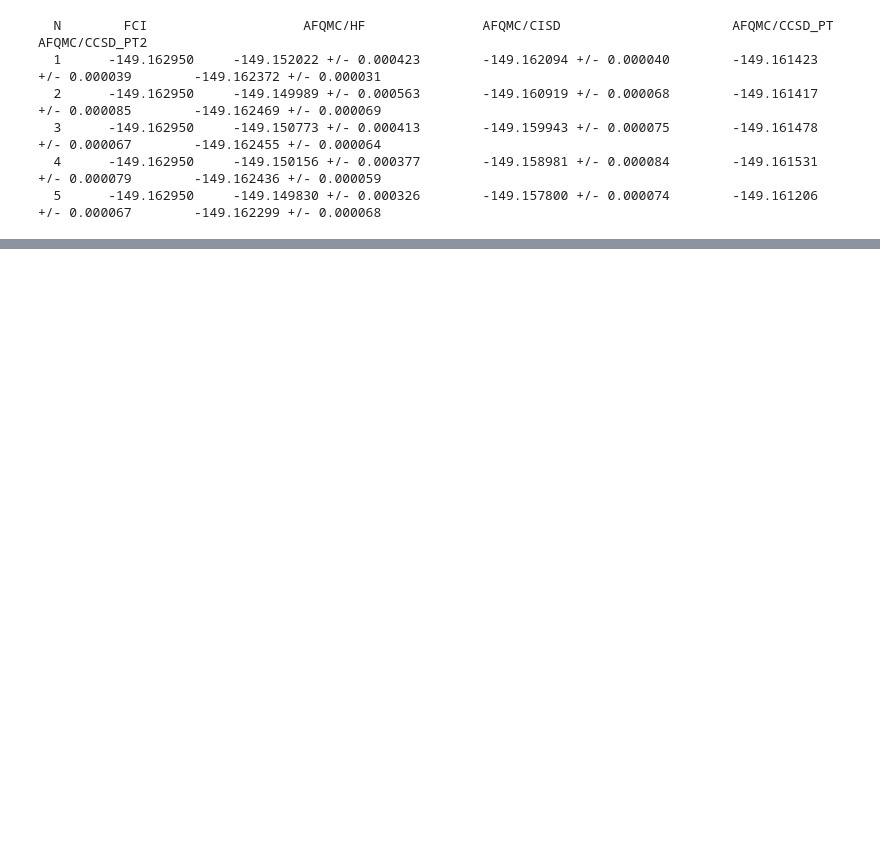
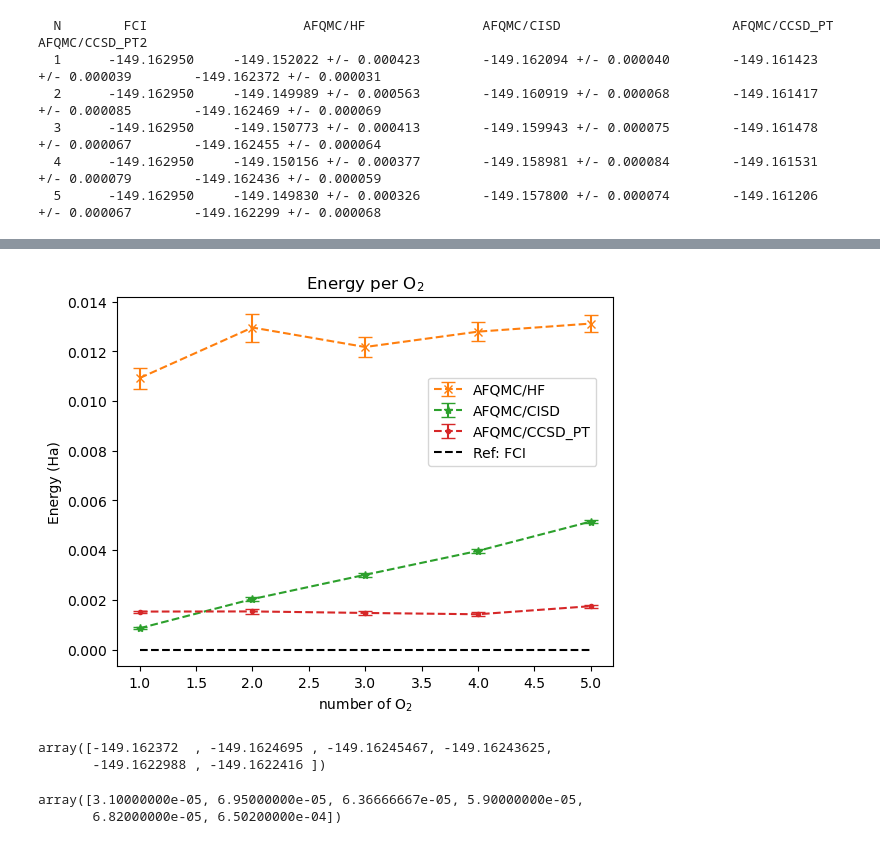
Before and after one commit to zh-yichi/afqmc_ccsd_pt_data, a Jupyter notebook: size/o2.ipynb, the cells around one changed output, grey strips where cells are left out. Cells and saved outputs as stored; diff of their text form; code cells hidden in the pictures; blank space fills up the shorter version.

```diff
--- a/size/o2.ipynb
+++ b/size/o2.ipynb
@@ -50,3 +71,30 @@ for i,m in enumerate(n):
+# %%
+plt.errorbar(n,afqmc_hf-ref,yerr=afqmc_hf_err,fmt='x--', capsize=5, color='C1', label='AFQMC/HF')
+plt.errorbar(n,afqmc_ci-ref,yerr=afqmc_ci_err,fmt='*--', capsize=5, color='C2', label='AFQMC/CISD')
+plt.errorbar(n,afqmc_pt-ref,yerr=afqmc_pt_err,fmt='.--', capsize=5, color='C3', label='AFQMC/CCSD_PT')
+# plt.errorbar(n,afqmc_pt2-ref,yerr=afqmc_pt2_err,fmt='.--', capsize=5, color='C4', label='AFQMC/CCSD_PT2')
+plt.plot(n,ref-ref,'--',color='black', label='Ref: FCI')
+plt.xlabel('number of O$_2$')
+plt.ylabel('Energy (Ha)')
+plt.title('Energy per O$_2$')
+handles, labels = plt.gca().get_legend_handles_labels()
+order = ['AFQMC/HF', 'AFQMC/CISD', 'AFQMC/CCSD_PT', 'Ref: FCI']
+ordered_handles = [handles[labels.index(l)] for l in order]
+ordered_labels = order
+plt.legend(ordered_handles, ordered_labels, bbox_to_anchor=(0.98, 0.8)) #loc='upper left')
+plt.show()
+# %% [output]
+[figure, added]
+# %%
+afqmc_sto
+# %% [output]
+array([-149.162372  , -149.1624695 , -149.16245467, -149.16243625,
+       -149.1622988 , -149.1622416 ])
+# %%
+afqmc_sto_err
+# %% [output]
+array([3.10000000e-05, 6.95000000e-05, 6.36666667e-05, 5.90000000e-05,
+       6.82000000e-05, 6.50200000e-04])
 # %%
 plt.errorbar(n,afqmc_hf-ref,yerr=afqmc_hf_err,fmt='x--', capsize=5, color='C1', label='AFQMC/HF')
 plt.errorbar(n,afqmc_ci-ref,yerr=afqmc_ci_err,fmt='*--', capsize=5, color='C2', label='AFQMC/CISD')
```
Also changed, not shown: parts of 4 cells of this notebook, 17 other files.
